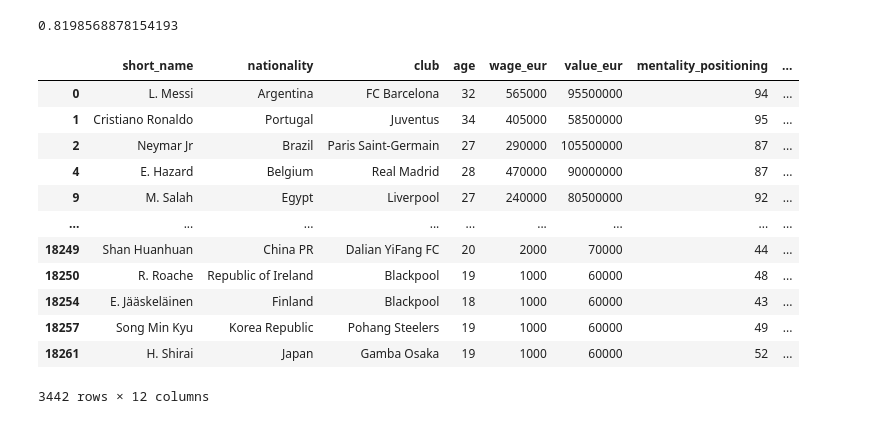
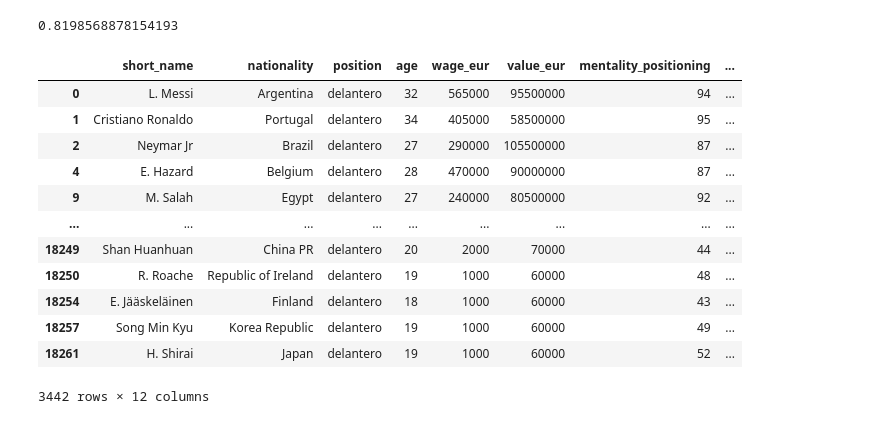
Before and after one commit to DarioCMasedo/projecto_final_ironhack, a Jupyter notebook: modelos.ipynb, the cells around one changed output. Saved outputs shown, nothing was run; the diff lists cells and outputs as text; code cells hidden in the pictures.

```diff
--- a/modelos.ipynb
+++ b/modelos.ipynb
@@ -607,27 +607,27 @@ rf.score(X_test, y_test)
 0.8198568878154193
 # %%
 delanteros_df = data.loc[data['position'] == 'delantero']
-delanteros_df = delanteros_df.loc[:, ["short_name", "nationality", "club", "age", "wage_eur", "value_eur",'mentality_positioning',
+delanteros_df = delanteros_df.loc[:, ["short_name", "nationality", "position", "age", "wage_eur", "value_eur",'mentality_positioning',
  'attacking_finishing',
  'movement_reactions',
  'skill_ball_control',
  'power_shot_power']]
 delanteros_df["value_pred"] = rf.predict(X)
 
 delanteros_df
 # %% [output]
-|  | short_name | nationality | club | age | wage_eur | value_eur | mentality_positioning | ... |
-| 0 | L. Messi | Argentina | FC Barcelona | 32 | 565000 | 95500000 | 94 | ... |
-| 1 | Cristiano Ronaldo | Portugal | Juventus | 34 | 405000 | 58500000 | 95 | ... |
-| 2 | Neymar Jr | Brazil | Paris Saint-Germain | 27 | 290000 | 105500000 | 87 | ... |
-| 4 | E. Hazard | Belgium | Real Madrid | 28 | 470000 | 90000000 | 87 | ... |
-| 9 | M. Salah | Egypt | Liverpool | 27 | 240000 | 80500000 | 92 | ... |
+|  | short_name | nationality | position | age | wage_eur | value_eur | mentality_positioning | ... |
+| 0 | L. Messi | Argentina | delantero | 32 | 565000 | 95500000 | 94 | ... |
+| 1 | Cristiano Ronaldo | Portugal | delantero | 34 | 405000 | 58500000 | 95 | ... |
+| 2 | Neymar Jr | Brazil | delantero | 27 | 290000 | 105500000 | 87 | ... |
+| 4 | E. Hazard | Belgium | delantero | 28 | 470000 | 90000000 | 87 | ... |
+| 9 | M. Salah | Egypt | delantero | 27 | 240000 | 80500000 | 92 | ... |
 | ... | ... | ... | ... | ... | ... | ... | ... | ... |
-| 18249 | Shan Huanhuan | China PR | Dalian YiFang FC | 20 | 2000 | 70000 | 44 | ... |
-| 18250 | R. Roache | Republic of Ireland | Blackpool | 19 | 1000 | 60000 | 48 | ... |
-| 18254 | E. Jääskeläinen | Finland | Blackpool | 18 | 1000 | 60000 | 43 | ... |
-| 18257 | Song Min Kyu | Korea Republic | Pohang Steelers | 19 | 1000 | 60000 | 49 | ... |
-| 18261 | H. Shirai | Japan | Gamba Osaka | 19 | 1000 | 60000 | 52 | ... |
+| 18249 | Shan Huanhuan | China PR | delantero | 20 | 2000 | 70000 | 44 | ... |
+| 18250 | R. Roache | Republic of Ireland | delantero | 19 | 1000 | 60000 | 48 | ... |
+| 18254 | E. Jääskeläinen | Finland | delantero | 18 | 1000 | 60000 | 43 | ... |
+| 18257 | Song Min Kyu | Korea Republic | delantero | 19 | 1000 | 60000 | 49 | ... |
+| 18261 | H. Shirai | Japan | delantero | 19 | 1000 | 60000 | 52 | ... |
 3442 rows × 12 columns
 # %%
 delanteros_df.to_csv("output/predict_posiciones/delanteros.csv")
```
Also changed, not shown: parts of 17 cells of this notebook, 12 other files.
